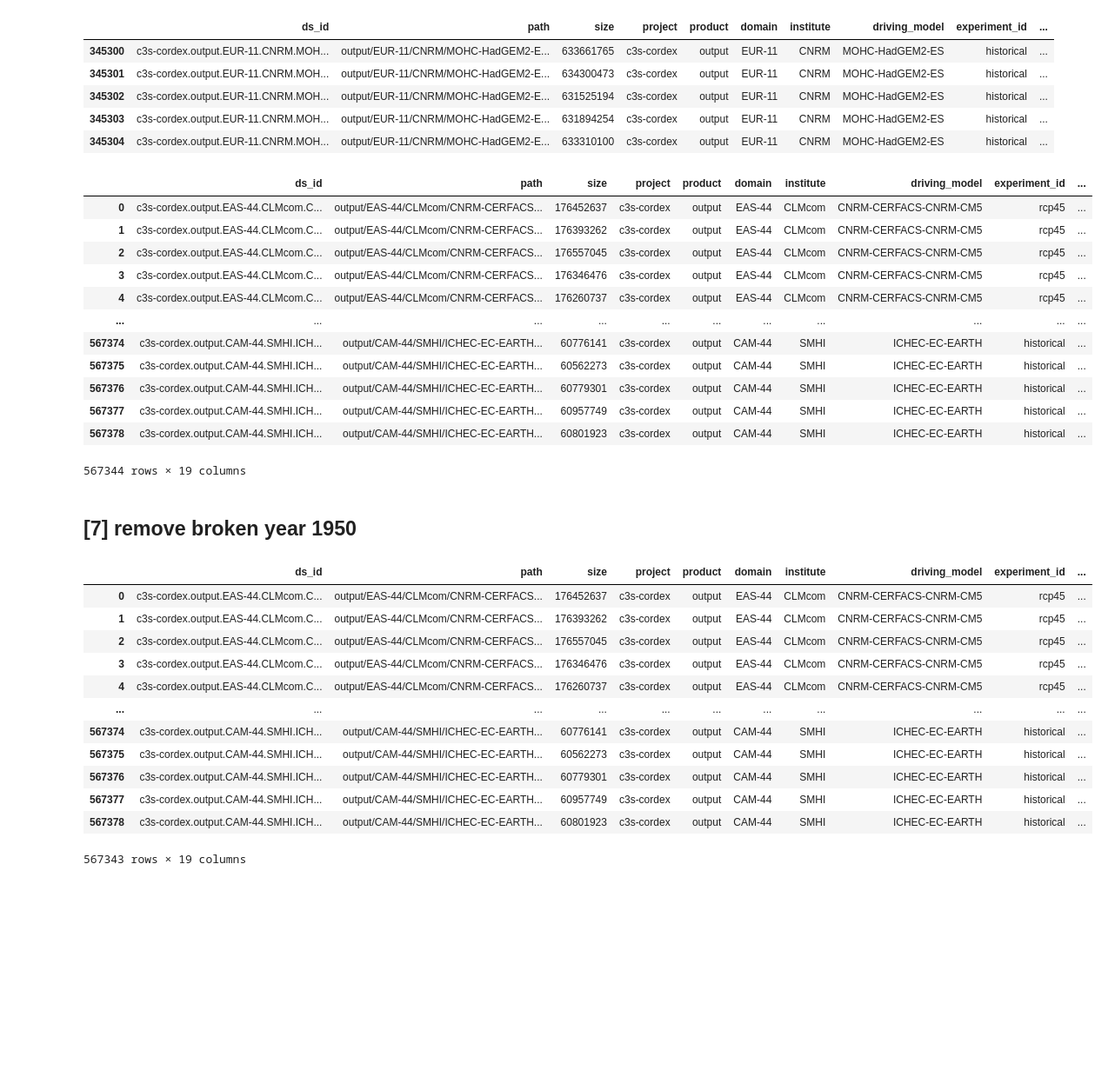
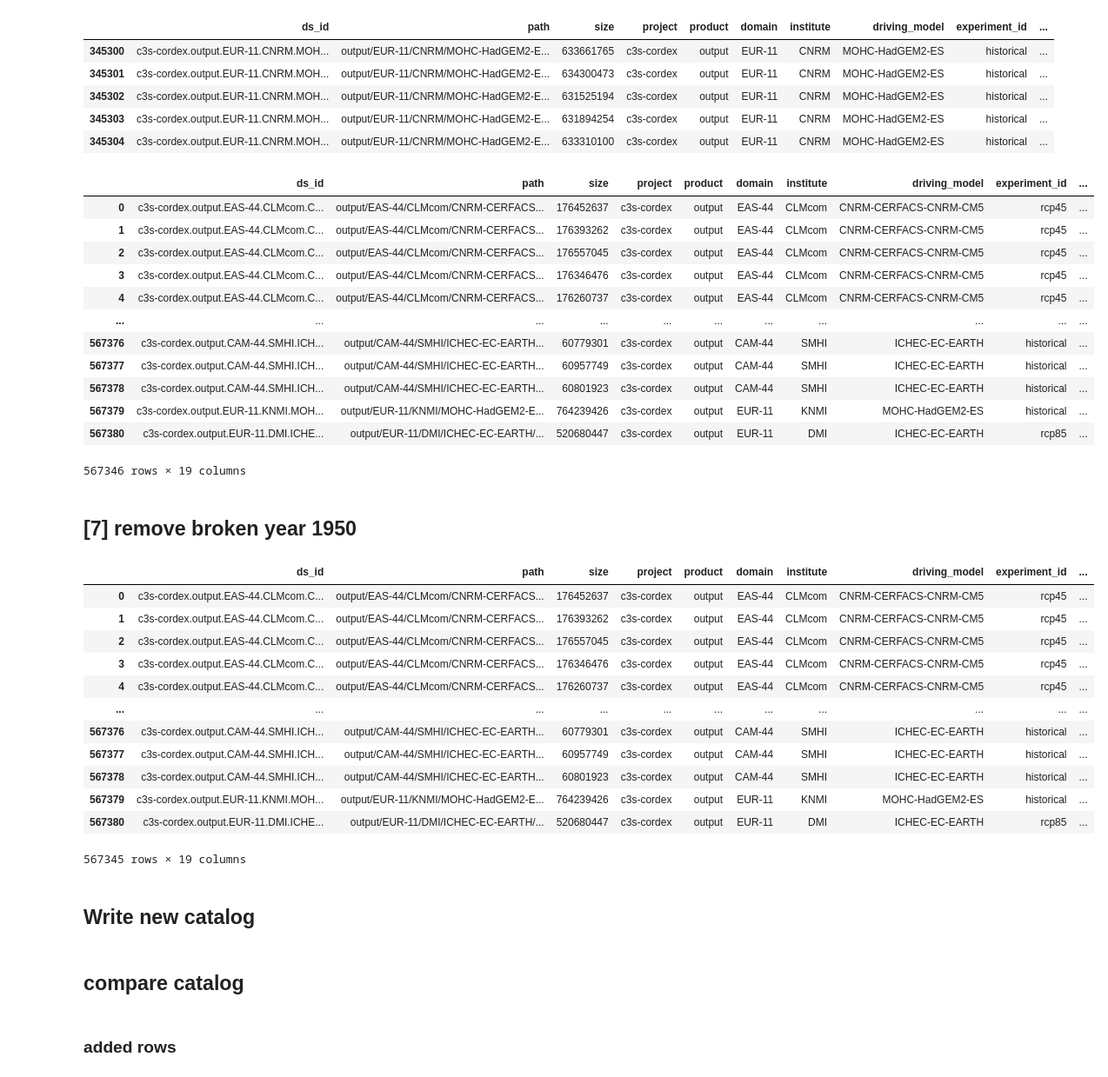
Before and after one commit to cp4cds/c3s_34g_manifests, a Jupyter notebook: notebooks/cordex-fix-catalog_20250703.ipynb, the cells around one changed output. Shown at 87% size. Saved outputs shown, nothing was run; the diff lists cells and outputs as text; code cells hidden in the pictures; blank space fills up the shorter version.

```diff
--- a/notebooks/cordex-fix-catalog_20250703.ipynb
+++ b/notebooks/cordex-fix-catalog_20250703.ipynb
@@ -41,0 +107,11 @@ df_cordex
+# %%
+df_3 = df_cordex.loc[
+    (df_cordex.variable=="huss")
+    & (df_cordex.experiment_id=="rcp85")
+    & (df_cordex.domain=="EUR-11")
+    & (df_cordex.time_frequency=="day")
+    & (df_cordex.driving_model=="ICHEC-EC-EARTH")
+    & (df_cordex.rcm_name=="DMI-HIRHAM5")
+    & (df_cordex.ensemble=="r3i1p1")
+]
+df_3.nunique()
@@ -41,0 +162,29 @@ df_cordex
+# %%
+# Copy first matching row
+new_row = df_3.iloc[0].copy()
+
+# Step: set size
+
+new_row["size"] = 520680447
+
+# Step: Set new times
+new_row["start_time"] = "2071-01-01T12:00:00"
+new_row["end_time"]   = "2075-12-30T12:00:00"
+
+# Step: Update path
+old_path = new_row["path"]
+
+# Build new date string
+new_date_str = "20710101-20751230"
+
+# Replace old date in filename (assumes format: ..._<dates>.nc)
+new_path = re.sub(r"\d{8}-\d{8}", new_date_str, old_path)
+
+# Assign updated path
+new_row["path"] = new_path
+
+# Step: Append to df_cordex
+df_cordex = pd.concat([df_cordex, pd.DataFrame([new_row])], ignore_index=True)
+
+# check new row
+df_cordex.tail(1)
@@ -64,34 +216,34 @@ df_7.head()
 # %%
 # Define the filter condition for rows you want to remove
 mask_to_remove_v20190919 = (
     (df_cordex.variable == "mrro")
     & (df_cordex.experiment_id == "historical")
     & (df_cordex.institute == "CNRM")
     & (df_cordex.domain == "EUR-11")
     & (df_cordex.time_frequency == "6hr")
     & (df_cordex.rcm_name == "CNRM-ALADIN63")
     & (df_cordex.driving_model == "MOHC-HadGEM2-ES")
     & (df_cordex.ensemble == "r1i1p1")
     & (df_cordex.version == "v20190919")
 )
 
 # Remove the matching rows
-df_cordex_filtered = df_cordex[~mask_to_remove_v20190919]
-df_cordex_filtered
+df_cordex = df_cordex[~mask_to_remove_v20190919]
+df_cordex
 # %% [output]
 |  | ds_id | path | size | project | product | domain | institute | driving_model | experiment_id | ... |
 | 0 | c3s-cordex.output.EAS-44.CLMcom.C... | output/EAS-44/CLMcom/CNRM-CERFACS... | 176452637 | c3s-cordex | output | EAS-44 | CLMcom | CNRM-CERFACS-CNRM-CM5 | rcp45 | ... |
 | 1 | c3s-cordex.output.EAS-44.CLMcom.C... | output/EAS-44/CLMcom/CNRM-CERFACS... | 176393262 | c3s-cordex | output | EAS-44 | CLMcom | CNRM-CERFACS-CNRM-CM5 | rcp45 | ... |
 | 2 | c3s-cordex.output.EAS-44.CLMcom.C... | output/EAS-44/CLMcom/CNRM-CERFACS... | 176557045 | c3s-cordex | output | EAS-44 | CLMcom | CNRM-CERFACS-CNRM-CM5 | rcp45 | ... |
 | 3 | c3s-cordex.output.EAS-44.CLMcom.C... | output/EAS-44/CLMcom/CNRM-CERFACS... | 176346476 | c3s-cordex | output | EAS-44 | CLMcom | CNRM-CERFACS-CNRM-CM5 | rcp45 | ... |
 | 4 | c3s-cordex.output.EAS-44.CLMcom.C... | output/EAS-44/CLMcom/CNRM-CERFACS... | 176260737 | c3s-cordex | output | EAS-44 | CLMcom | CNRM-CERFACS-CNRM-CM5 | rcp45 | ... |
 | ... | ... | ... | ... | ... | ... | ... | ... | ... | ... | ... |
-| 567374 | c3s-cordex.output.CAM-44.SMHI.ICH... | output/CAM-44/SMHI/ICHEC-EC-EARTH... | 60776141 | c3s-cordex | output | CAM-44 | SMHI | ICHEC-EC-EARTH | historical | ... |
-| 567375 | c3s-cordex.output.CAM-44.SMHI.ICH... | output/CAM-44/SMHI/ICHEC-EC-EARTH... | 60562273 | c3s-cordex | output | CAM-44 | SMHI | ICHEC-EC-EARTH | historical | ... |
 | 567376 | c3s-cordex.output.CAM-44.SMHI.ICH... | output/CAM-44/SMHI/ICHEC-EC-EARTH... | 60779301 | c3s-cordex | output | CAM-44 | SMHI | ICHEC-EC-EARTH | historical | ... |
 | 567377 | c3s-cordex.output.CAM-44.SMHI.ICH... | output/CAM-44/SMHI/ICHEC-EC-EARTH... | 60957749 | c3s-cordex | output | CAM-44 | SMHI | ICHEC-EC-EARTH | historical | ... |
 | 567378 | c3s-cordex.output.CAM-44.SMHI.ICH... | output/CAM-44/SMHI/ICHEC-EC-EARTH... | 60801923 | c3s-cordex | output | CAM-44 | SMHI | ICHEC-EC-EARTH | historical | ... |
+| 567379 | c3s-cordex.output.EUR-11.KNMI.MOH... | output/EUR-11/KNMI/MOHC-HadGEM2-E... | 764239426 | c3s-cordex | output | EUR-11 | KNMI | MOHC-HadGEM2-ES | historical | ... |
+| 567380 | c3s-cordex.output.EUR-11.DMI.ICHE... | output/EUR-11/DMI/ICHEC-EC-EARTH/... | 520680447 | c3s-cordex | output | EUR-11 | DMI | ICHEC-EC-EARTH | rcp85 | ... |
-567344 rows × 19 columns
+567346 rows × 19 columns
 # %% [markdown]
 ## [7] remove broken year 1950
 # %%
@@ -108,8 +260,8 @@ mask_to_remove_year_1950 = (
 )
 
 # Remove the matching rows
-df_cordex_filtered = df_cordex_filtered[~mask_to_remove_year_1950]
-df_cordex_filtered
+df_cordex = df_cordex[~mask_to_remove_year_1950]
+df_cordex
 # %% [output]
 |  | ds_id | path | size | project | product | domain | institute | driving_model | experiment_id | ... |
 | 0 | c3s-cordex.output.EAS-44.CLMcom.C... | output/EAS-44/CLMcom/CNRM-CERFACS... | 176452637 | c3s-cordex | output | EAS-44 | CLMcom | CNRM-CERFACS-CNRM-CM5 | rcp45 | ... |
@@ -118,9 +270,11 @@ df_cordex_filtered
 | 3 | c3s-cordex.output.EAS-44.CLMcom.C... | output/EAS-44/CLMcom/CNRM-CERFACS... | 176346476 | c3s-cordex | output | EAS-44 | CLMcom | CNRM-CERFACS-CNRM-CM5 | rcp45 | ... |
 | 4 | c3s-cordex.output.EAS-44.CLMcom.C... | output/EAS-44/CLMcom/CNRM-CERFACS... | 176260737 | c3s-cordex | output | EAS-44 | CLMcom | CNRM-CERFACS-CNRM-CM5 | rcp45 | ... |
 | ... | ... | ... | ... | ... | ... | ... | ... | ... | ... | ... |
-| 567374 | c3s-cordex.output.CAM-44.SMHI.ICH... | output/CAM-44/SMHI/ICHEC-EC-EARTH... | 60776141 | c3s-cordex | output | CAM-44 | SMHI | ICHEC-EC-EARTH | historical | ... |
-| 567375 | c3s-cordex.output.CAM-44.SMHI.ICH... | output/CAM-44/SMHI/ICHEC-EC-EARTH... | 60562273 | c3s-cordex | output | CAM-44 | SMHI | ICHEC-EC-EARTH | historical | ... |
 | 567376 | c3s-cordex.output.CAM-44.SMHI.ICH... | output/CAM-44/SMHI/ICHEC-EC-EARTH... | 60779301 | c3s-cordex | output | CAM-44 | SMHI | ICHEC-EC-EARTH | historical | ... |
 | 567377 | c3s-cordex.output.CAM-44.SMHI.ICH... | output/CAM-44/SMHI/ICHEC-EC-EARTH... | 60957749 | c3s-cordex | output | CAM-44 | SMHI | ICHEC-EC-EARTH | historical | ... |
 | 567378 | c3s-cordex.output.CAM-44.SMHI.ICH... | output/CAM-44/SMHI/ICHEC-EC-EARTH... | 60801923 | c3s-cordex | output | CAM-44 | SMHI | ICHEC-EC-EARTH | historical | ... |
+| 567379 | c3s-cordex.output.EUR-11.KNMI.MOH... | output/EUR-11/KNMI/MOHC-HadGEM2-E... | 764239426 | c3s-cordex | output | EUR-11 | KNMI | MOHC-HadGEM2-ES | historical | ... |
+| 567380 | c3s-cordex.output.EUR-11.DMI.ICHE... | output/EUR-11/DMI/ICHEC-EC-EARTH/... | 520680447 | c3s-cordex | output | EUR-11 | DMI | ICHEC-EC-EARTH | rcp85 | ... |
-567343 rows × 19 columns
+567345 rows × 19 columns
+# %% [markdown]
+## Write new catalog
@@ -126,0 +290,2 @@ df_cordex_filtered
+# %% [markdown]
+## compare catalog
@@ -126,0 +301,2 @@ df_cordex_filtered
+# %% [markdown]
+### added rows
```
Also changed, not shown: parts of 16 cells of this notebook.
